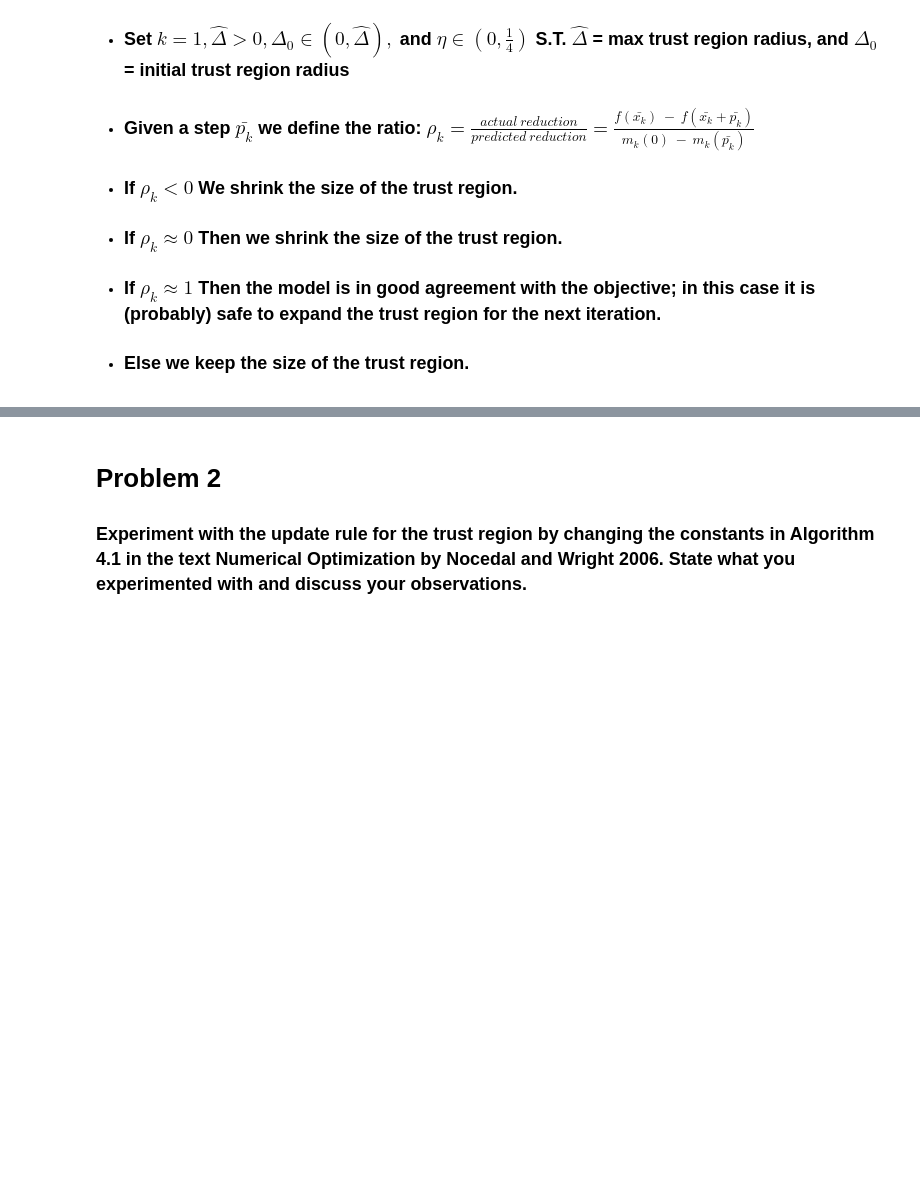
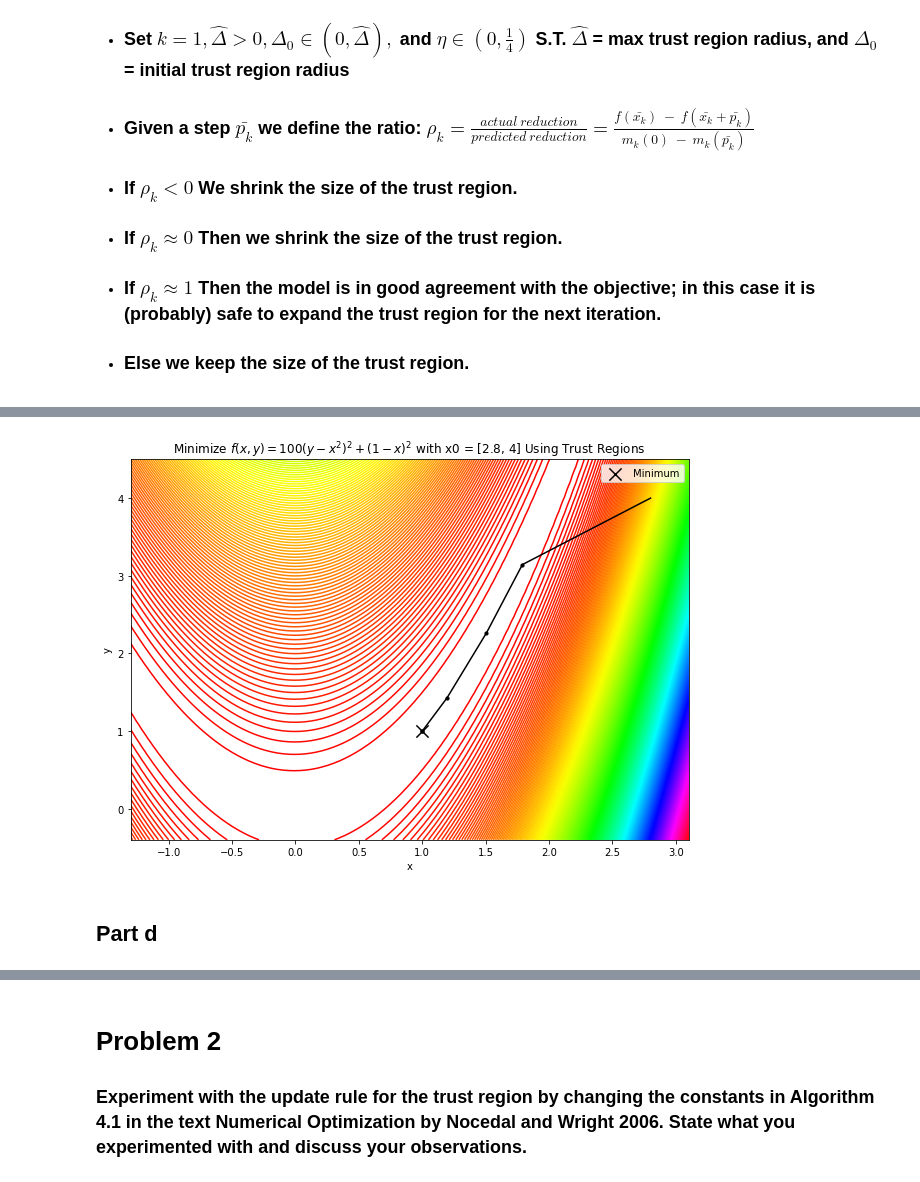
Before and after one commit to wpmcgrath95/MATH-693A-Advanced-Numerical-Methods, a Jupyter notebook: python/homework3.ipynb, the cells around one changed output, grey strips where cells are left out. Drawn from its saved outputs; the diff is of its cells as text; code cells hidden in the pictures; blank space fills up the shorter version.

```diff
--- a/python/homework3.ipynb
+++ b/python/homework3.ipynb
@@ -52,3 +49,0 @@ def hessian(xbar_k):
-# %%
-def dogleg_method(grad, Hk, Bk, trust_region):
-    pass
@@ -113,0 +201,3 @@ objective_func([-1.2, 1])
+# %%
+trust_reg_dogleg_df_2 = trust_reg_dogleg([2.8, 4], objective_func, gradient, hessian, 10**(-8))
+trust_reg_dogleg_df_2
@@ -113,0 +278,23 @@ objective_func([-1.2, 1])
+# %%
+# plot objective function
+contourplot(objective_func, [-1.3, 3.1], [-0.4, 4.5], "x0 = [2.8, 4] Using Trust Regions")
+
+# plot random iterations
+xbar_list_2 = trust_reg_dogleg_df_2['xbar'].to_list()
+pt1 = xbar_list_2[0]
+pt2 = xbar_list_2[5]
+pt3 = xbar_list_2[10]
+pt4 = xbar_list_2[15]
+pt5 = xbar_list_2[20]
+pt6 = xbar_list_2[23]
+all_pts = [pt1, pt2, pt3, pt4, pt5, pt6]
+
+for pt in all_pts:
+    plt.scatter(pt[0], pt[1], marker='o', s=10, color='black');
+
+for i in range(1, len(all_pts)):
+    plt.plot((all_pts[i-1][0], all_pts[i][0]), (all_pts[i-1][1], all_pts[i][1]), color='black');
+# %% [output]
+[figure, added]
+# %% [markdown]
+## Part d
```
Also changed, not shown: parts of 21 cells of this notebook.
